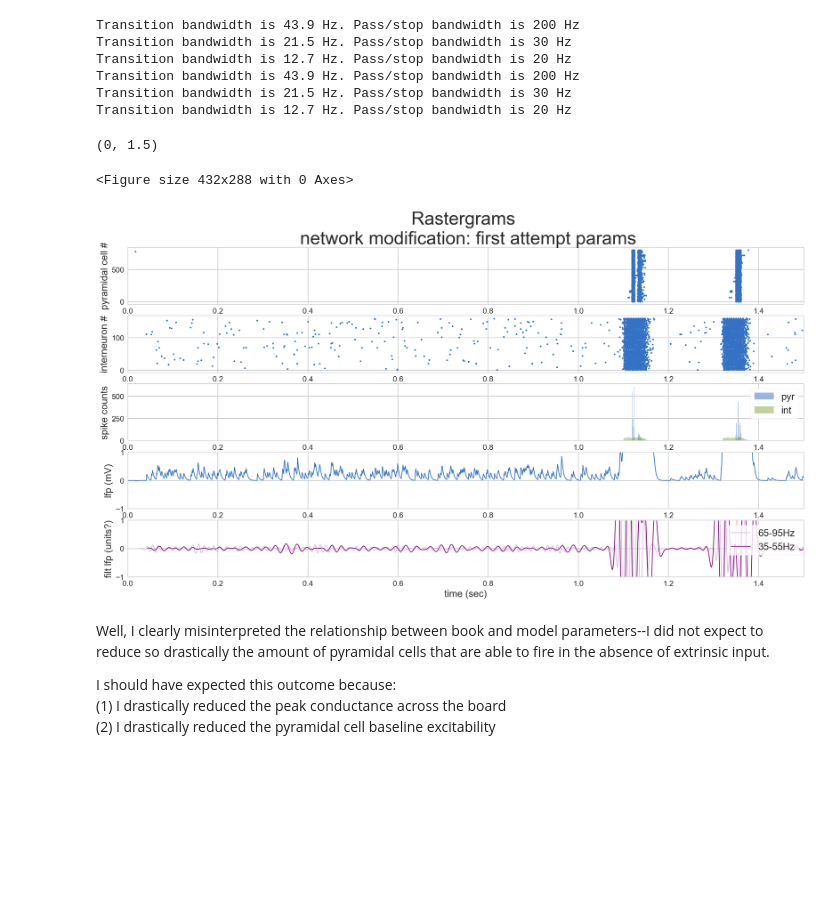
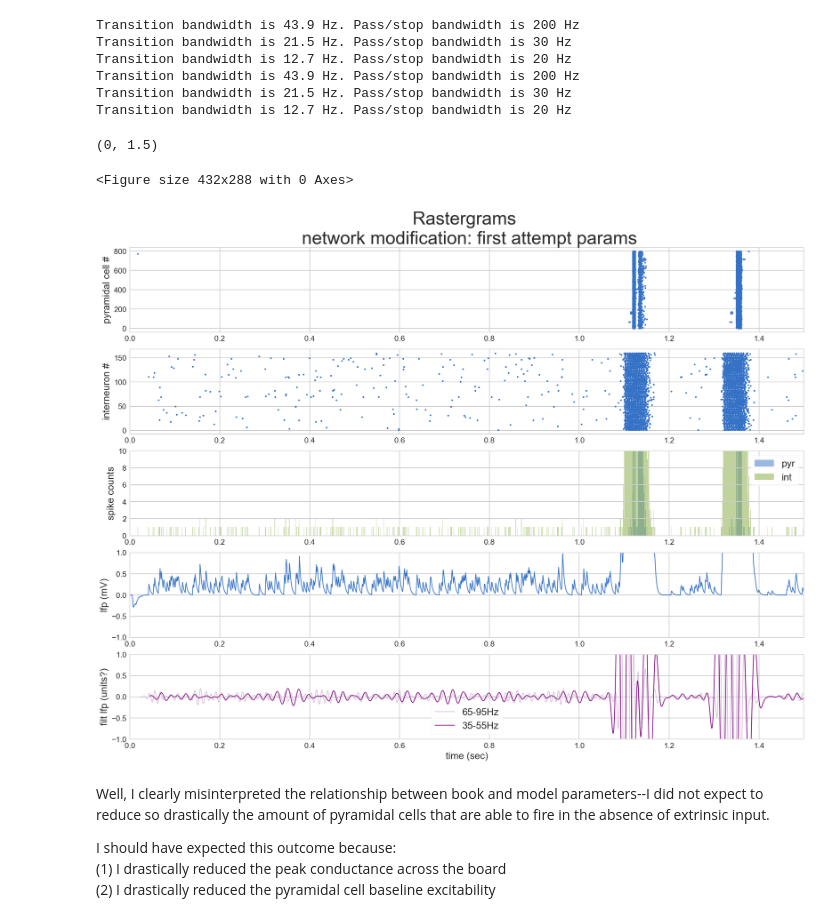
Before and after one commit to pdrivier/chirp, a Jupyter notebook: ChirpModel_WeakPING_BookHippoMicrocircuits.ipynb, the cells around one changed output. Saved outputs shown, nothing was run; the diff lists cells and outputs as text; code cells hidden in the pictures; blank space fills up the shorter version.

```diff
--- a/ChirpModel_WeakPING_BookHippoMicrocircuits.ipynb
+++ b/ChirpModel_WeakPING_BookHippoMicrocircuits.ipynb
@@ -123,7 +123,7 @@ ts = 1.5    # window duration
 y_fonts = 16;
 
 plt.figure()
-plt.figure(figsize=(20,10))
+plt.figure(figsize=(20,15))
 plt.tick_params(axis='both',labelsize=20)
 # ----------------------------plot pyr cell rasters----------------------------------------
 rescale_x = (0, ts);
@@ -155,12 +155,14 @@ plt.xlim(rescale_x)
 # plt.xlim(rescale_x)
 
 # ----------------------------plot spike histograms--------------------------------------
+rescale_y_spikes = (0,10)
 
 plt.subplot(5,1,3)
 plt.hist(df_Espktrns_weakPING_01_partial['spktimes'],t,alpha=0.5,label='pyr')
 plt.hist(df_Ispktrns_weakPING_01_partial['spktimes'],t,alpha=0.5,label='int')
 plt.legend(loc='upper right',fontsize=y_fonts)
 plt.ylabel('spike counts',fontsize=y_fonts)
+plt.ylim(rescale_y_spikes)
 plt.xlim(rescale_x)
 
 # plt.subplot(5,2,6)
@@ -178,34 +180,34 @@ plt.ylabel('lfp (mV)',fontsize=y_fonts)
 plt.ylim(rescale_y)
 plt.xlim(rescale_x)
 
 # df_lfp_partial = df_lfp[df_lfp['time']<=ts]
 # plt.subplot(5,2,8)
 # plt.plot(df_lfp_partial['time'], df_lfp_partial['lfp'])
 # plt.ylim(rescale_y)
 # plt.xlim(rescale_x)
 
 # ----------------------------plot filtered lfp----------------------------------------------
 rescale_y = (-1.0, 1.0)
 
 plt.subplot(5,1,5)
 f1 = plt.plot(df_lfp_weakPING_01_partial['time'],df_lfp_weakPING_01_partial['filt lfp: hi gamma'],color='thistle')
 f2 = plt.plot(df_lfp_weakPING_01_partial['time'],df_lfp_weakPING_01_partial['filt lfp: lo gamma'],color='purple')
 plt.ylabel('filt lfp (units?)',fontsize=y_fonts)
 plt.xlabel('time (sec)',fontsize=y_fonts)
 plt.legend((f1[0],f2[0]),('65-95Hz','35-55Hz'),fontsize=y_fonts)
 plt.ylim(rescale_y)
 plt.xlim(rescale_x)
 
 # plt.subplot(5,2,10)
 # f1 = plt.plot(df_lfp_partial['time'],df_lfp_partial['filt lfp: hi gamma'],color='thistle')
 # f2 = plt.plot(df_lfp_partial['time'],df_lfp_partial['filt lfp: lo gamma'],color='purple')
 # plt.xlabel('time (sec)',fontsize=30)
 # plt.ylim(rescale_y)
 # plt.xlim(rescale_x)
 # %% [output]
 (0, 1.5)
 <Figure size 432x288 with 0 Axes>
-[figure, old version]
+[figure, new version]
 # %% [markdown]
 Well, I clearly misinterpreted the relationship between book and model parameters--I did not expect to reduce so drastically the amount of pyramidal cells that are able to fire in the absence of extrinsic input.
 
```
Also changed, not shown: parts of 4 cells of this notebook, 11 other files.
